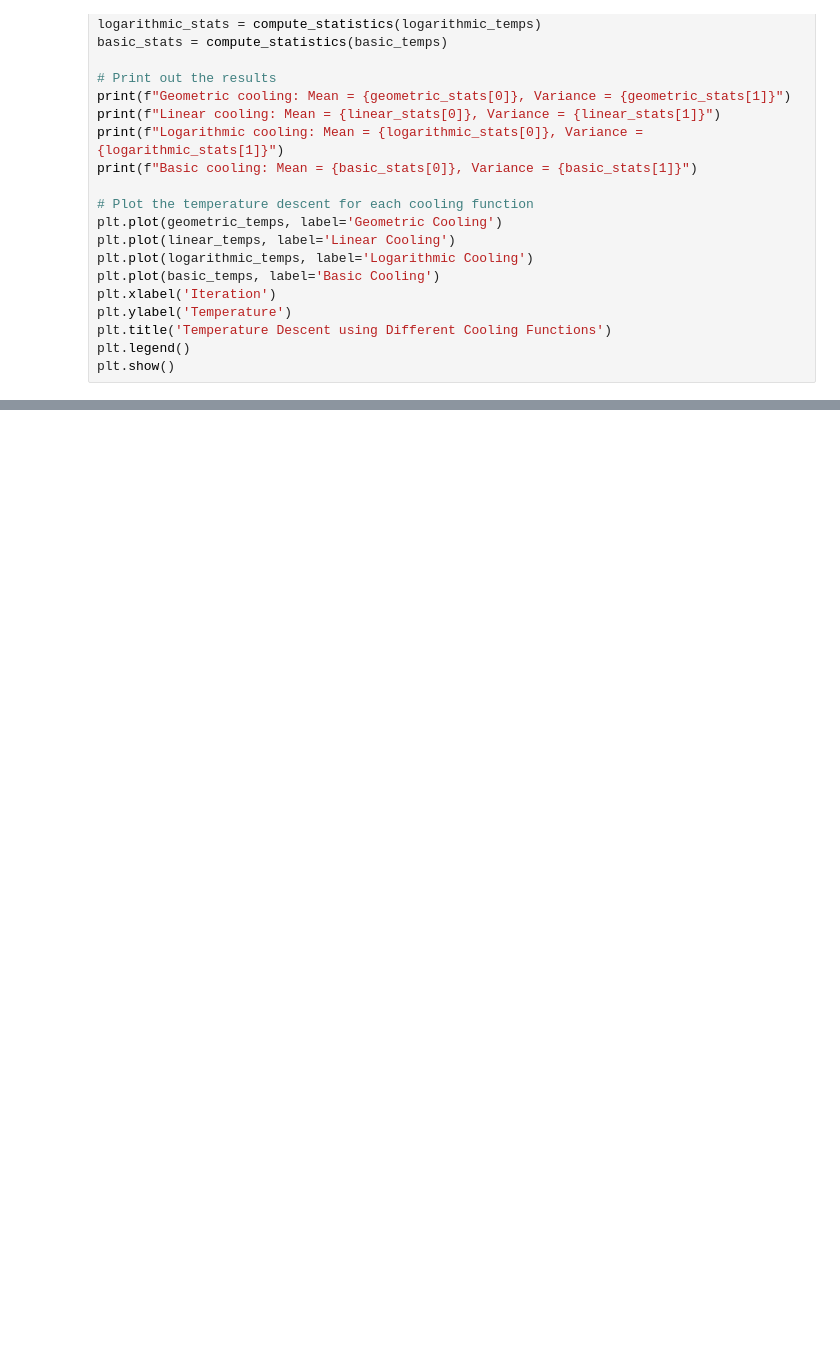
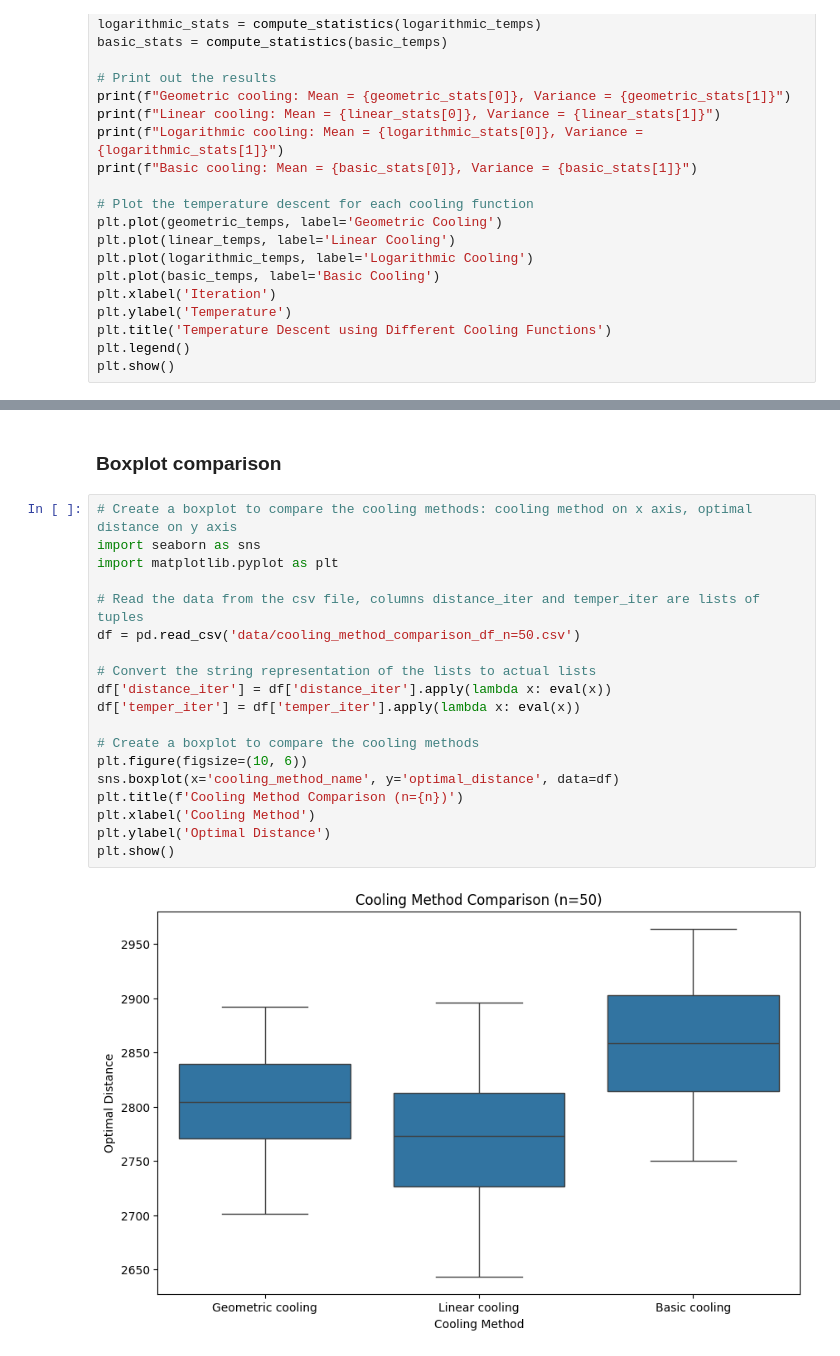
Before and after one commit to Ly-MX15/Stochasticsimulation_AS3, a Jupyter notebook: Assignment 3.ipynb, the cells around one changed output, grey strips where cells are left out. Drawn from its saved outputs; the diff is of its cells as text; blank space fills up the shorter version.

Commit message:
Added n=50 run results and plots

```diff
--- a/Assignment 3.ipynb
+++ b/Assignment 3.ipynb
@@ -657,0 +717,23 @@ plt.show()
+# %% [markdown]
+### Boxplot comparison
+# %%
+# Create a boxplot to compare the cooling methods: cooling method on x axis, optimal distance on y axis
+import seaborn as sns
+import matplotlib.pyplot as plt
+
+# Read the data from the csv file, columns distance_iter and temper_iter are lists of tuples
+df = pd.read_csv('data/cooling_method_comparison_df_n=50.csv')
+
+# Convert the string representation of the lists to actual lists
+df['distance_iter'] = df['distance_iter'].apply(lambda x: eval(x))
+df['temper_iter'] = df['temper_iter'].apply(lambda x: eval(x))
+
+# Create a boxplot to compare the cooling methods
+plt.figure(figsize=(10, 6))
+sns.boxplot(x='cooling_method_name', y='optimal_distance', data=df)
+plt.title(f'Cooling Method Comparison (n={n})')
+plt.xlabel('Cooling Method')
+plt.ylabel('Optimal Distance')
+plt.show()
+# %% [output]
+[figure, added]
```
Also changed, not shown: parts of 9 cells of this notebook, 1 other file.
